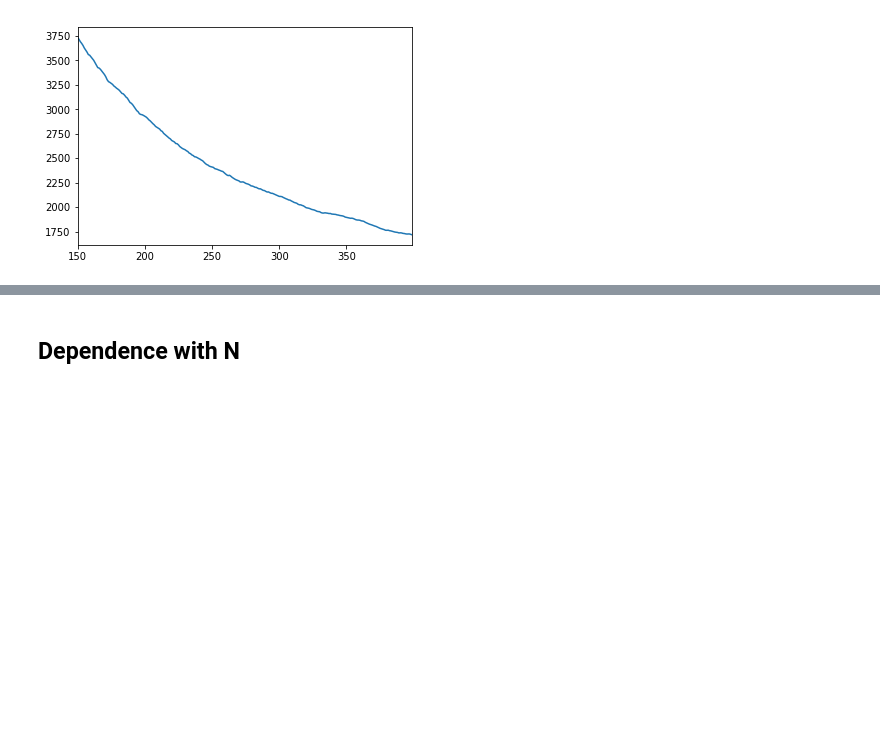
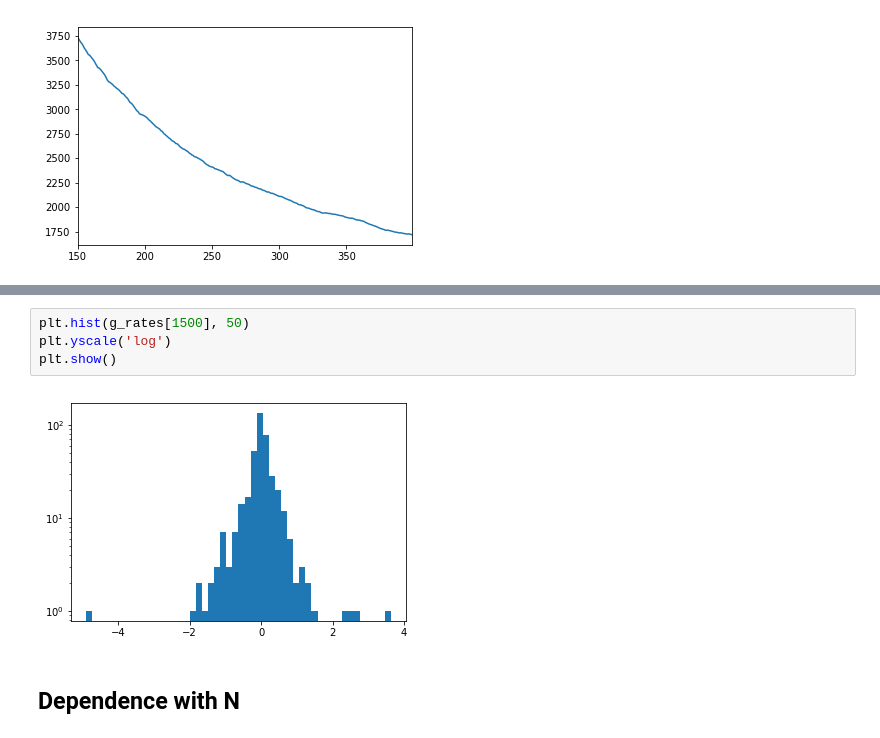
Before and after one commit to matuteiglesias/French_exports_bkp, a Jupyter notebook: code/notebooks/Gabaix numerical tests.ipynb, the cells around one changed output, grey strips where cells are left out. Drawn from its saved outputs; the diff is of its cells as text; blank space fills up the shorter version.

```diff
--- a/code/notebooks/Gabaix numerical tests.ipynb
+++ b/code/notebooks/Gabaix numerical tests.ipynb
@@ -89,3 +152,9 @@ y.plot()
+# %%
+plt.hist(g_rates[1500], 50)
+plt.yscale('log')
+plt.show()
+# %% [output]
+[figure, added]
 # %% [markdown]
 ## Dependence with N
 # %%
```
Also changed, not shown: parts of 6 cells of this notebook.
